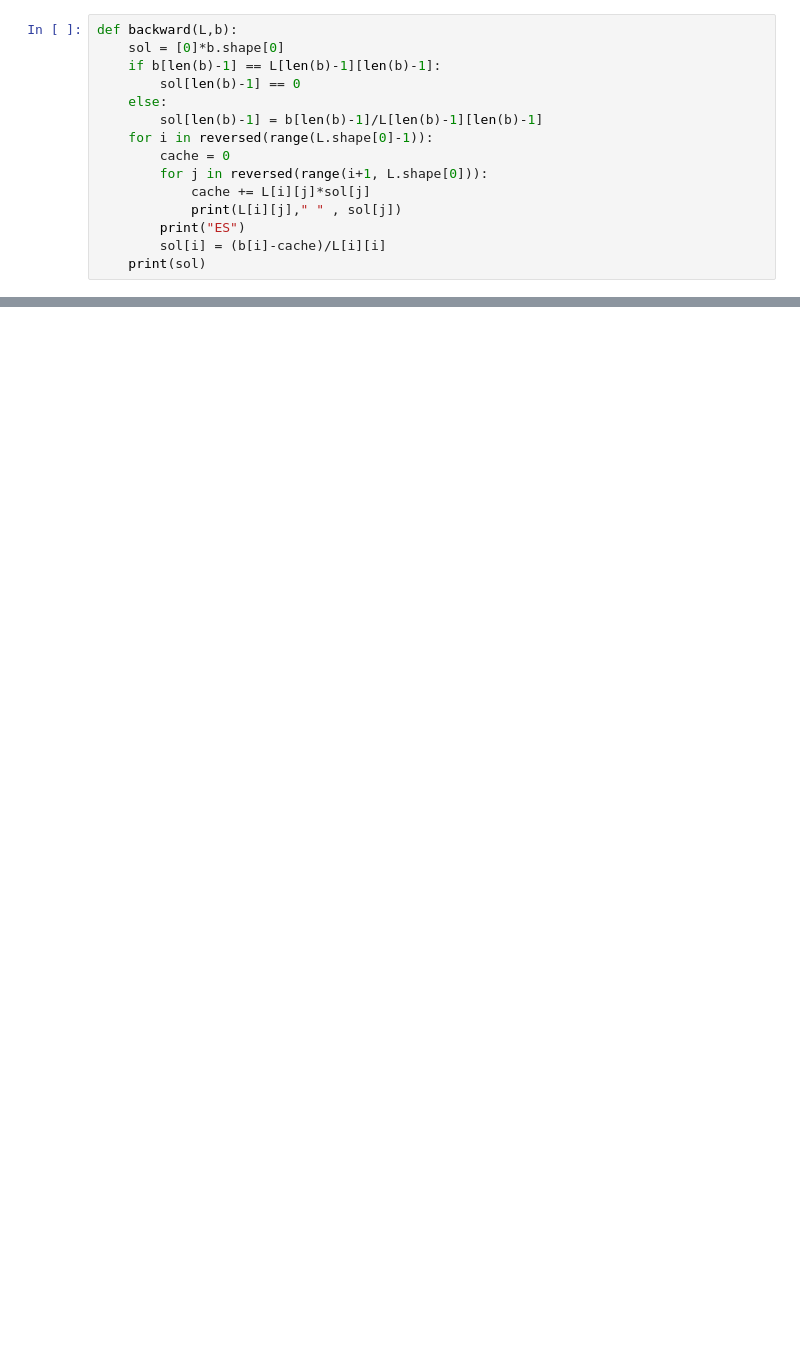
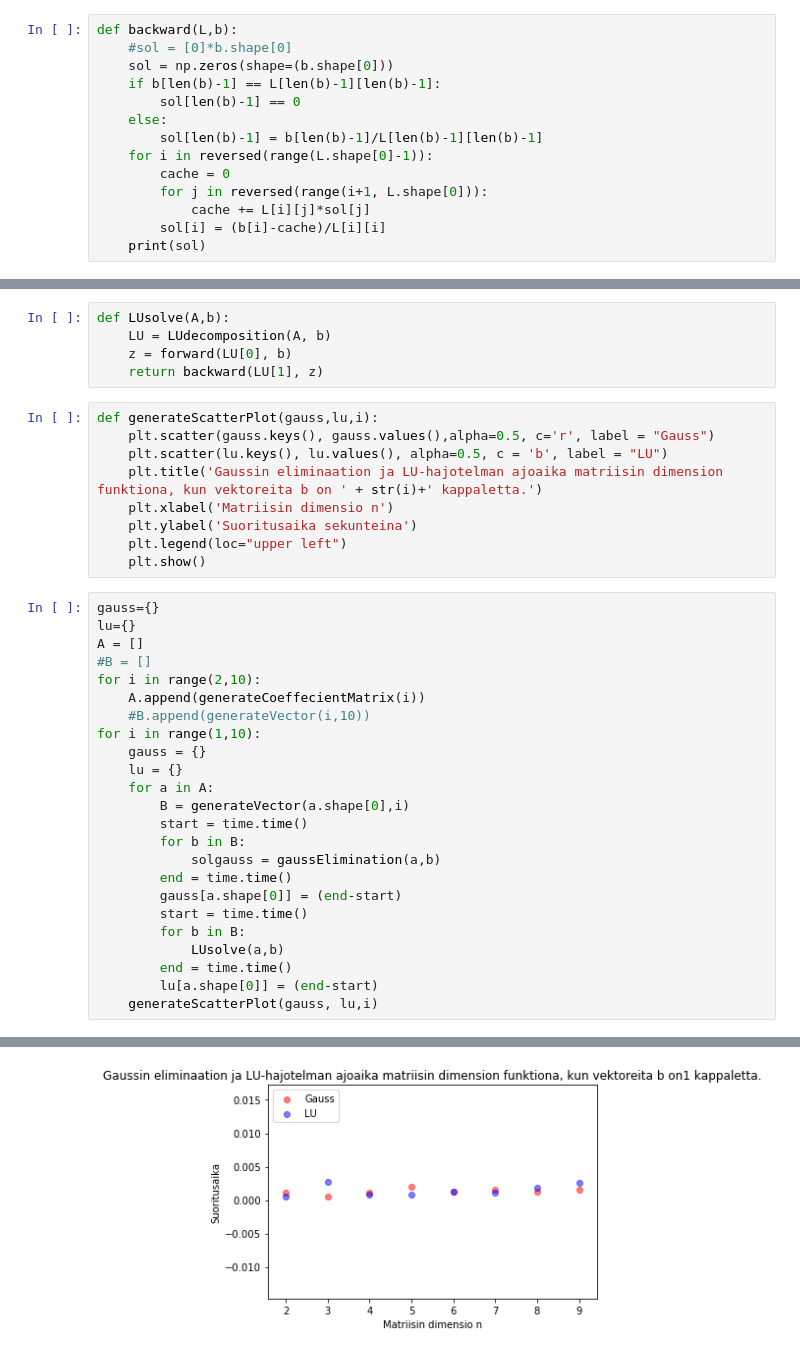
Before and after one commit to Neuroosi/Numerical-analysis, a Jupyter notebook: Untitled.ipynb, the cells around one changed output, grey strips where cells are left out. Saved outputs shown, nothing was run; the diff lists cells and outputs as text; blank space fills up the shorter version.

```diff
--- a/Untitled.ipynb
+++ b/Untitled.ipynb
@@ -109,6 +75,7 @@ forward(np.array([[1,0,0],[4,1,0],[7,2,1]]), np.array([1,2,3]))
 # %%
 def backward(L,b):
-    sol = [0]*b.shape[0]
+    #sol = [0]*b.shape[0]
+    sol = np.zeros(shape=(b.shape[0]))
     if b[len(b)-1] == L[len(b)-1][len(b)-1]:
         sol[len(b)-1] == 0
     else:
@@ -117,7 +84,5 @@ def backward(L,b):
         cache = 0
         for j in reversed(range(i+1, L.shape[0])):
             cache += L[i][j]*sol[j]
-            print(L[i][j]," " , sol[j])
-        print("ES")
         sol[i] = (b[i]-cache)/L[i][i]
     print(sol)
@@ -132,0 +104,39 @@ ES
+# %%
+def LUsolve(A,b):
+    LU = LUdecomposition(A, b)
+    z = forward(LU[0], b)
+    return backward(LU[1], z)
+# %%
+def generateScatterPlot(gauss,lu,i):
+    plt.scatter(gauss.keys(), gauss.values(),alpha=0.5, c='r', label = "Gauss")
+    plt.scatter(lu.keys(), lu.values(), alpha=0.5, c = 'b', label = "LU")
+    plt.title('Gaussin eliminaation ja LU-hajotelman ajoaika matriisin dimension funktiona, kun vektoreita b on ' + str(i)+' kappaletta.')
+    plt.xlabel('Matriisin dimensio n')
+    plt.ylabel('Suoritusaika sekunteina')
+    plt.legend(loc="upper left")
+    plt.show()
+# %%
+gauss={}
+lu={}
+A = []
+#B = []
+for i in range(2,10):
+    A.append(generateCoeffecientMatrix(i))
+    #B.append(generateVector(i,10))
+for i in range(1,10):
+    gauss = {}
+    lu = {}
+    for a in A:
+        B = generateVector(a.shape[0],i)
+        start = time.time()
+        for b in B:
+            solgauss = gaussElimination(a,b)
+        end = time.time()
+        gauss[a.shape[0]] = (end-start)
+        start = time.time()
+        for b in B:
+            LUsolve(a,b)
+        end = time.time()
+        lu[a.shape[0]] = (end-start)
+    generateScatterPlot(gauss, lu,i)
+# %% [output]
@@ -132,0 +160 @@ ES
+[figure, added]
```
Also changed, not shown: parts of 12 cells of this notebook.
